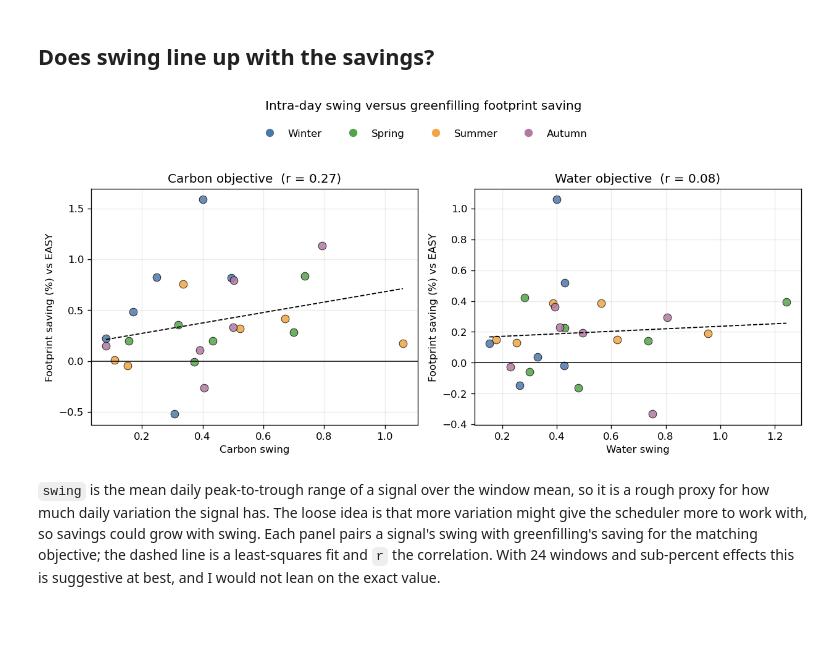
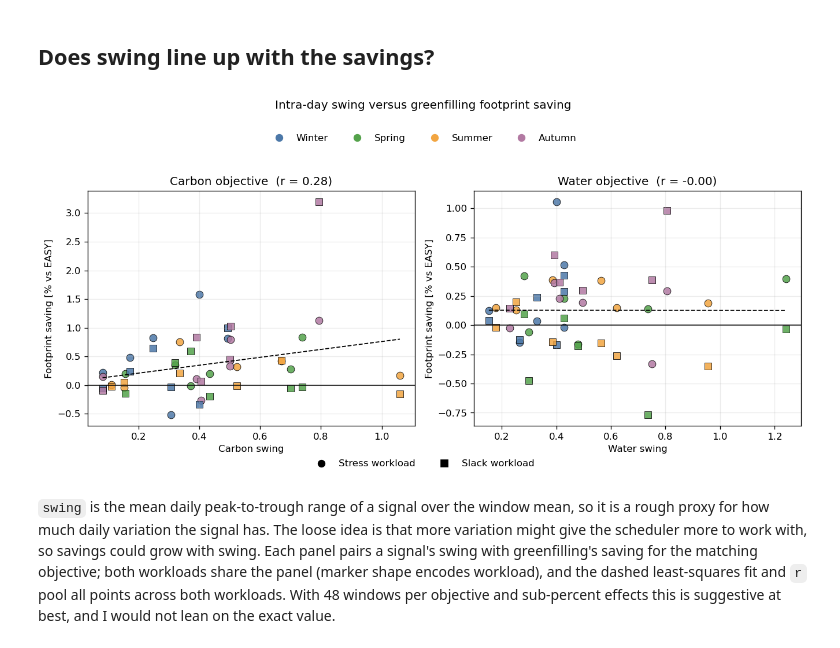
Before and after one commit to Lucas-Doctorate-Project/experimental-artifacts, a Jupyter notebook: analysis/greenfilling_tradeoffs.ipynb, the cells around one changed output. Saved outputs shown, nothing was run; the diff lists cells and outputs as text; code cells hidden in the pictures; blank space fills up the shorter version.

```diff
--- a/analysis/greenfilling_tradeoffs.ipynb
+++ b/analysis/greenfilling_tradeoffs.ipynb
@@ -106,6 +106,7 @@ for row in campaign.itertuples(index=False):
         {
             "name": row.name,
             "variant": row.variant,
+            "workload_label": row.workload_label,
             "zone": row.zone,
             "start_date": row.start_date,
             "has_directory": experiment_dir.exists(),
@@ -118,7 +119,7 @@ for row in campaign.itertuples(index=False):
 result_files = pd.DataFrame(result_files)
 
 display(
-    result_files.groupby("variant")[[
+    result_files.groupby(["variant", "workload_label"])[[
         "has_directory",
         "has_schedule",
         "has_jobs",
@@ -133,5 +134,5 @@ missing = result_files[
 if missing.empty:
     print(f"All {len(result_files)} experiments have schedule and job outputs.")
 else:
-    display(missing.sort_values(["variant", "zone", "start_date"]))
+    display(missing.sort_values(["variant", "workload_label", "zone", "start_date"]))
 # %% [output]
@@ -222,7 +226,7 @@ bounded slowdown floor: 10 seconds
 | 4 | easy_bf_stress_DE_2019-02-04 | ctx_queued3 | context | COMPLETED_SUCCESSFULLY | 93.0 | 1.051638 | 1.051638 |
 # %%
 job_metrics = (
-    jobs.groupby(["name", "variant", "zone", "start_date", "job_kind"], observed=True)
+    jobs.groupby(["name", "variant", "workload_label", "zone", "start_date", "job_kind"], observed=True)
     .agg(
         jobs=("job_id", "size"),
         succeeded=("succeeded", "sum"),
@@ -236,7 +240,7 @@ job_metrics = (
 )
 
 display(
-    job_metrics.groupby(["variant", "job_kind"], observed=True)
+    job_metrics.groupby(["workload_label", "variant", "job_kind"], observed=True)
     .agg(
         runs=("name", "nunique"),
         jobs_per_run=("jobs", "median"),
@@ -291,6 +301,7 @@ replay_metrics = (
 schedule_columns = [
     "name",
     "variant",
+    "workload_label",
     "zone",
     "start_date",
     "season",
@@ -303,7 +314,7 @@ schedule_columns = [
 
 run_metrics = schedules[schedule_columns].merge(
     replay_metrics,
-    on=["name", "variant", "zone", "start_date"],
+    on=["name", "variant", "workload_label", "zone", "start_date"],
     how="left",
     validate="one_to_one",
 )
@@ -320,7 +331,7 @@ display(run_metrics.head())
 The table below summarizes paired deltas across the 24 windows. Percentages are relative to EASY in the same window. `replay_walltime_reached_delta` is an absolute change, in jobs, in the number of replay jobs that hit walltime.
 # %%
 def paired_deltas(metrics, greenfilling_variant, baseline_variant="easy_bf"):
-    keys = ["zone", "start_date"]
+    keys = ["workload_label", "zone", "start_date"]
     green = metrics[metrics["variant"].eq(greenfilling_variant)].copy()
     baseline = metrics[metrics["variant"].eq(baseline_variant)].copy()
 
@@ -377,8 +388,8 @@ delta_columns = [
 ]
 
 paired_summary = (
-    paired_comparisons[delta_columns]
-    .groupby("greenfilling_variant", observed=True)
+    paired_comparisons[["workload_label"] + delta_columns]
+    .groupby(["workload_label", "greenfilling_variant"], observed=True)
     .agg(["median", "min", "max"])
     .round(2)
 )
@@ -386,7 +397,7 @@ paired_summary = (
 display(paired_summary)
 display(
     paired_comparisons[
-        ["greenfilling_variant", "zone", "season", "start_date"] + delta_columns[1:]
+        ["greenfilling_variant", "workload_label", "zone", "season", "start_date"] + delta_columns[1:]
     ].head()
 )
 # %% [output]
@@ -698,53 +771,64 @@ def plot_swing_relationship(data):
         ("greenfilling_carbon", "swing_carbon", "total_carbon_footprint_delta_pct", "Carbon objective", "Carbon swing"),
         ("greenfilling_water", "swing_water", "total_water_footprint_delta_pct", "Water objective", "Water swing"),
     ]
 
-    fig, axes = plt.subplots(1, len(specs), figsize=(10.5, 4.4))
+    fig, axes = plt.subplots(1, len(specs), figsize=(5.6 * len(specs), 4.6), squeeze=False)
+    axes = axes[0]
+
     for ax, (variant, swing_column, delta_column, title, x_label) in zip(axes, specs):
-        subset = data[data["greenfilling_variant"].eq(variant)]
-        swing = subset[swing_column].to_numpy()
-        saving = -subset[delta_column].to_numpy()  # positive = footprint reduction vs EASY
+        variant_data = data[data["greenfilling_variant"].eq(variant)]
 
-        for season in season_order:
-            points = subset[subset["season"].eq(season)]
-            ax.scatter(
-                points[swing_column],
-                -points[delta_column],
-                color=season_colors[season],
-                edgecolor="black",
-                linewidth=0.55,
-                s=58,
-                alpha=0.85,
-            )
+        for workload in workload_order:
+            subset = variant_data[variant_data["workload_label"].eq(workload)]
+            for season in season_order:
+                points = subset[subset["season"].eq(season)]
+                ax.scatter(
+                    points[swing_column],
+                    -points[delta_column],
+                    color=season_colors[season],
+                    edgecolor="black",
+                    linewidth=0.55,
+                    s=58,
+                    alpha=0.85,
+                    marker=workload_markers[workload],
+                )
 
+        # Fit and correlation over all points, both workloads pooled.
+        swing = variant_data[swing_column].to_numpy()
+        saving = -variant_data[delta_column].to_numpy()  # positive = footprint reduction vs EASY
         if len(swing) > 1:
             slope, intercept = np.polyfit(swing, saving, 1)
             grid = np.linspace(swing.min(), swing.max(), 50)
             ax.plot(grid, slope * grid + intercept, color="black", linestyle="--", linewidth=1.1)
             r = np.corrcoef(swing, saving)[0, 1]
             ax.set_title(f"{title}  (r = {r:.2f})")
         else:
             ax.set_title(title)
 
         ax.axhline(0, color="black", linewidth=0.9)
         ax.set_xlabel(x_label)
-        ax.set_ylabel("Footprint saving (%) vs EASY")
+        ax.set_ylabel("Footprint saving [% vs EASY]")
 
     season_handles = [
         Line2D([0], [0], marker="o", linestyle="", color=season_colors[season], label=season.title(), markersize=7)
         for season in season_order
     ]
+    workload_handles = [
+        Line2D([0], [0], marker=workload_markers[workload], linestyle="", color="black", label=workload_labels[workload], markersize=7)
+        for workload in workload_order
+    ]
     fig.legend(handles=season_handles, loc="upper center", ncol=4, bbox_to_anchor=(0.5, 1.06), frameon=False)
-    fig.suptitle("Intra-day swing versus greenfilling footprint saving", y=1.12)
+    fig.legend(handles=workload_handles, loc="lower center", ncol=2, bbox_to_anchor=(0.5, -0.04), frameon=False)
+    fig.suptitle("Intra-day swing versus greenfilling footprint saving", y=1.14)
     fig.tight_layout()
     return fig, axes
 
 
 plot_swing_relationship(easy_comparisons);
 # %% [output]
-[figure, old version]
+[figure, new version]
 # %% [markdown]
-`swing` is the mean daily peak-to-trough range of a signal over the window mean, so it is a rough proxy for how much daily variation the signal has. The loose idea is that more variation might give the scheduler more to work with, so savings could grow with swing. Each panel pairs a signal's swing with greenfilling's saving for the matching objective; the dashed line is a least-squares fit and `r` the correlation. With 24 windows and sub-percent effects this is suggestive at best, and I would not lean on the exact value.
+`swing` is the mean daily peak-to-trough range of a signal over the window mean, so it is a rough proxy for how much daily variation the signal has. The loose idea is that more variation might give the scheduler more to work with, so savings could grow with swing. Each panel pairs a signal's swing with greenfilling's saving for the matching objective; both workloads share the panel (marker shape encodes workload), and the dashed least-squares fit and `r` pool all points across both workloads. With 48 windows per objective and sub-percent effects this is suggestive at best, and I would not lean on the exact value.
 # %% [markdown]
 ## Takeaway
 
```
Also changed, not shown: parts of 18 cells of this notebook.
